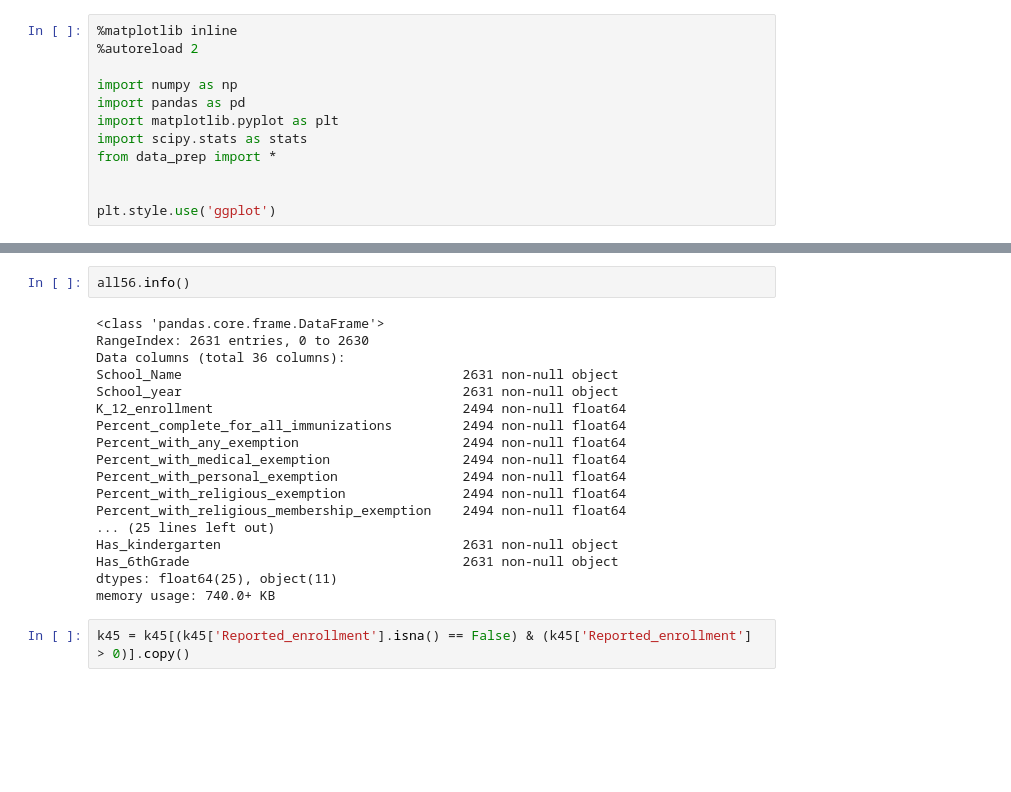
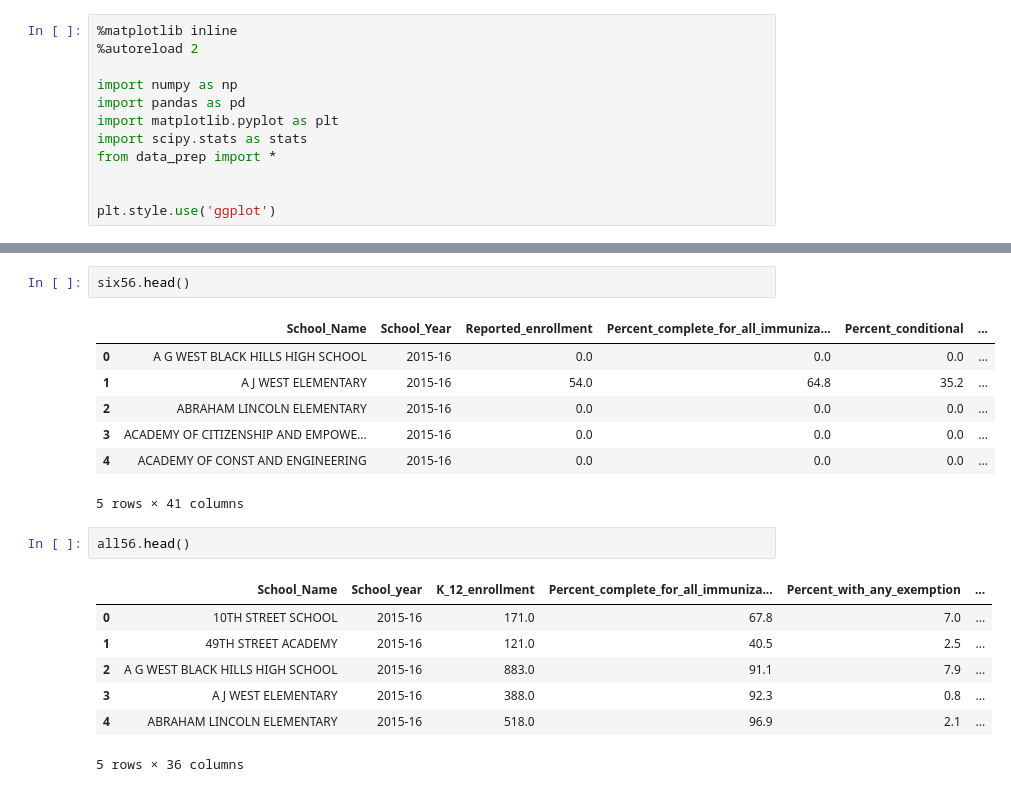
Before and after one commit to frischmuth/Washington-Immunization-Rates, a Jupyter notebook: Immunization IDE.ipynb, the cells around one changed output, grey strips where cells are left out. Drawn from its saved outputs; the diff is of its cells as text; blank space fills up the shorter version.

```diff
--- a/Immunization IDE.ipynb
+++ b/Immunization IDE.ipynb
@@ -19,22 +85,20 @@ all56 = read_data_remove_zeros('data/2015_16_All_Grades')
+# %%
+six56.head()
+# %% [output]
+|  | School_Name | School_Year | Reported_enrollment | Percent_complete_for_all_immuniza... | Percent_conditional | ... |
+| 0 | A G WEST BLACK HILLS HIGH SCHOOL | 2015-16 | 0.0 | 0.0 | 0.0 | ... |
+| 1 | A J WEST ELEMENTARY | 2015-16 | 54.0 | 64.8 | 35.2 | ... |
+| 2 | ABRAHAM LINCOLN ELEMENTARY | 2015-16 | 0.0 | 0.0 | 0.0 | ... |
+| 3 | ACADEMY OF CITIZENSHIP AND EMPOWE... | 2015-16 | 0.0 | 0.0 | 0.0 | ... |
+| 4 | ACADEMY OF CONST AND ENGINEERING | 2015-16 | 0.0 | 0.0 | 0.0 | ... |
+5 rows × 41 columns
 # %%
-all56.info()
+all56.head()
 # %% [output]
+|  | School_Name | School_year | K_12_enrollment | Percent_complete_for_all_immuniza... | Percent_with_any_exemption | ... |
+| 0 | 10TH STREET SCHOOL | 2015-16 | 171.0 | 67.8 | 7.0 | ... |
+| 1 | 49TH STREET ACADEMY | 2015-16 | 121.0 | 40.5 | 2.5 | ... |
+| 2 | A G WEST BLACK HILLS HIGH SCHOOL | 2015-16 | 883.0 | 91.1 | 7.9 | ... |
+| 3 | A J WEST ELEMENTARY | 2015-16 | 388.0 | 92.3 | 0.8 | ... |
+| 4 | ABRAHAM LINCOLN ELEMENTARY | 2015-16 | 518.0 | 96.9 | 2.1 | ... |
-<class 'pandas.core.frame.DataFrame'>
-RangeIndex: 2631 entries, 0 to 2630
-Data columns (total 36 columns):
-School_Name                                    2631 non-null object
-School_year                                    2631 non-null object
-K_12_enrollment                                2494 non-null float64
-Percent_complete_for_all_immunizations         2494 non-null float64
-Percent_with_any_exemption                     2494 non-null float64
-Percent_with_medical_exemption                 2494 non-null float64
-Percent_with_personal_exemption                2494 non-null float64
-Percent_with_religious_exemption               2494 non-null float64
-Percent_with_religious_membership_exemption    2494 non-null float64
-... (25 lines left out)
-Has_kindergarten                               2631 non-null object
-Has_6thGrade                                   2631 non-null object
-dtypes: float64(25), object(11)
-memory usage: 740.0+ KB
+5 rows × 36 columns
-# %%
-k45 = k45[(k45['Reported_enrollment'].isna() == False) & (k45['Reported_enrollment'] > 0)].copy()
```
Also changed, not shown: parts of 9 cells of this notebook, 2 other files.
